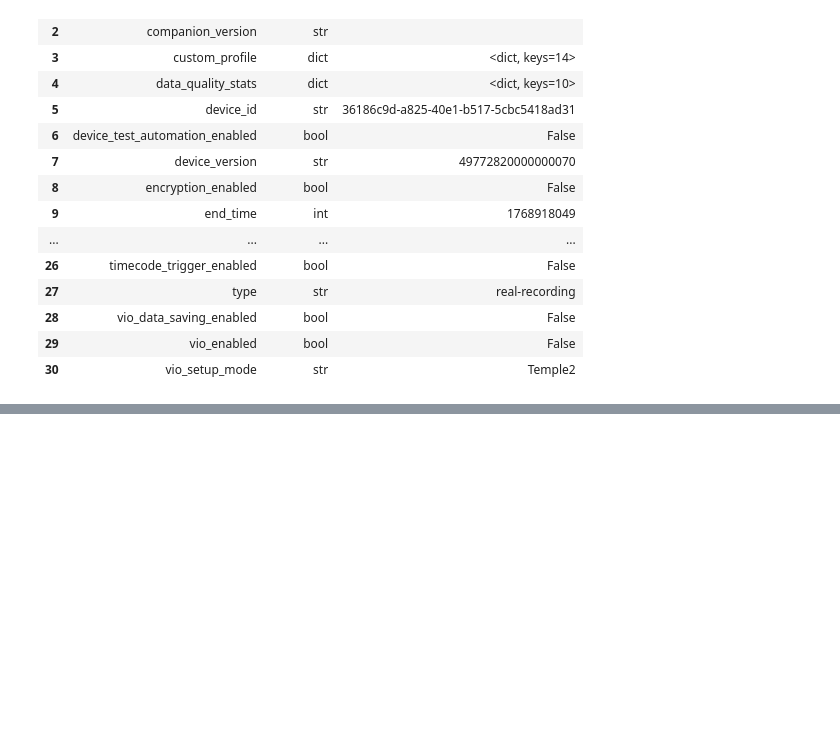
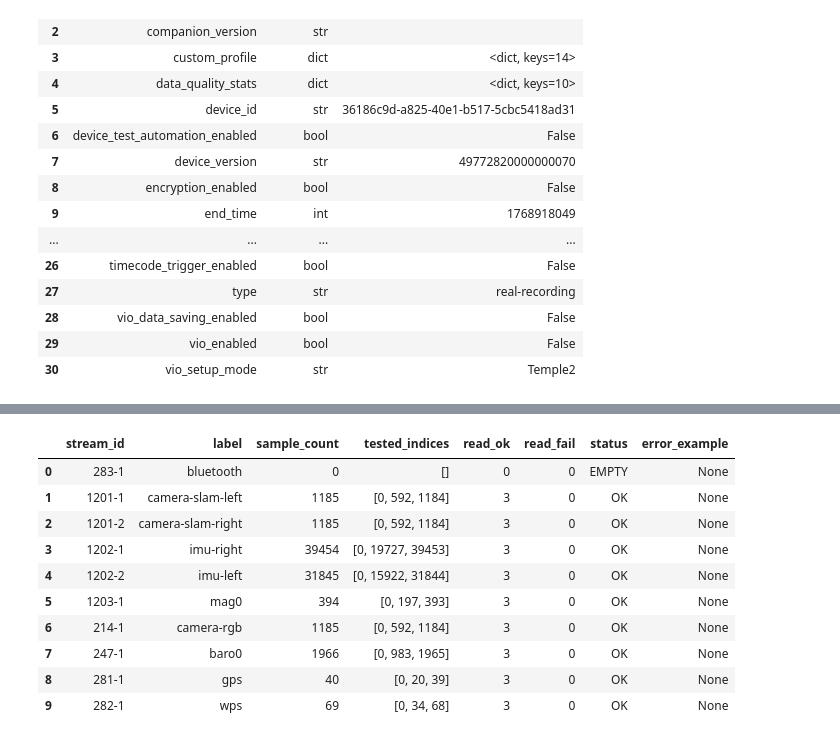
Before and after one commit to GianMalvisi/AriaGen1, a Jupyter notebook: notebooks/01_metadata_inspection.ipynb, the cells around one changed output, grey strips where cells are left out. Saved outputs shown, nothing was run; the diff lists cells and outputs as text; code cells hidden in the pictures; blank space fills up the shorter version.

```diff
--- a/notebooks/01_metadata_inspection.ipynb
+++ b/notebooks/01_metadata_inspection.ipynb
@@ -269,0 +515,94 @@ display(structure_df)
+# %%
+import pandas as pd
+
+# Assure provider and streams_df are available
+if "provider" not in globals() or provider is None:
+    raise RuntimeError("Provider is not initialized.")
+if "streams_df" not in globals():
+    raise RuntimeError("streams_df is not available.")
+
+# Perform integrity checks by attempting to read samples at specific indices for each stream
+integrity_rows = []
+
+for _, row in streams_df.iterrows():
+    sid_str = row["stream_id"]
+    label = row.get("label", "")
+    n = int(row.get("sample_count", 0) or 0)
+
+    # candidates for stream_id resolution
+    candidates = [s for s in provider.get_all_streams() if str(s) == sid_str]
+    if len(candidates) == 0:
+        integrity_rows.append({
+            "stream_id": sid_str,
+            "label": label,
+            "sample_count": n,
+            "tested_indices": [],
+            "read_ok": 0,
+            "read_fail": 0,
+            "status": "ERROR",
+            "error_example": "stream_id not resolvable"
+        })
+        continue
+
+    sid = candidates[0]
+
+    # If there are no samples, we consider it as "EMPTY" but not an error
+    if n == 0:
+        integrity_rows.append({
+            "stream_id": sid_str,
+            "label": label,
+            "sample_count": 0,
+            "tested_indices": [],
+            "read_ok": 0,
+            "read_fail": 0,
+            "status": "EMPTY",
+            "error_example": None
+        })
+        continue
+
+    # Select indices to test: first, middle, last (if they exist)
+    test_idx = sorted(set([0, n // 2, n - 1]))
+    ok = 0
+    fail = 0
+    err_msg = None
+
+    # Attempt to read samples at the selected indices and count successes/failures
+    for idx in test_idx:
+        try:
+            _ = provider.get_sensor_data_by_index(sid, int(idx))
+            ok += 1
+        except Exception as e:
+            fail += 1
+            if err_msg is None:
+                err_msg = str(e)
+
+    # Partial success if some reads worked but not all, error if all failed
+    status = "OK" if fail == 0 else ("PARTIAL" if ok > 0 else "ERROR")
+
+    # Append results for this stream to the integrity check table
+    integrity_rows.append({
+        "stream_id": sid_str,
+        "label": label,
+        "sample_count": n,
+        "tested_indices": test_idx,
+        "read_ok": ok,
+        "read_fail": fail,
+        "status": status,
+        "error_example": err_msg
+    })
+
+# Build and display the integrity check table
+integrity_df = pd.DataFrame(integrity_rows).sort_values(["status", "stream_id"]).reset_index(drop=True)
+display(integrity_df)
+# %% [output]
+|  | stream_id | label | sample_count | tested_indices | read_ok | read_fail | status | error_example |
+| 0 | 283-1 | bluetooth | 0 | [] | 0 | 0 | EMPTY | None |
+| 1 | 1201-1 | camera-slam-left | 1185 | [0, 592, 1184] | 3 | 0 | OK | None |
+| 2 | 1201-2 | camera-slam-right | 1185 | [0, 592, 1184] | 3 | 0 | OK | None |
+| 3 | 1202-1 | imu-right | 39454 | [0, 19727, 39453] | 3 | 0 | OK | None |
+| 4 | 1202-2 | imu-left | 31845 | [0, 15922, 31844] | 3 | 0 | OK | None |
+| 5 | 1203-1 | mag0 | 394 | [0, 197, 393] | 3 | 0 | OK | None |
+| 6 | 214-1 | camera-rgb | 1185 | [0, 592, 1184] | 3 | 0 | OK | None |
+| 7 | 247-1 | baro0 | 1966 | [0, 983, 1965] | 3 | 0 | OK | None |
+| 8 | 281-1 | gps | 40 | [0, 20, 39] | 3 | 0 | OK | None |
+| 9 | 282-1 | wps | 69 | [0, 34, 68] | 3 | 0 | OK | None |
```
Also changed, not shown: parts of 22 cells of this notebook, 2 other files.
